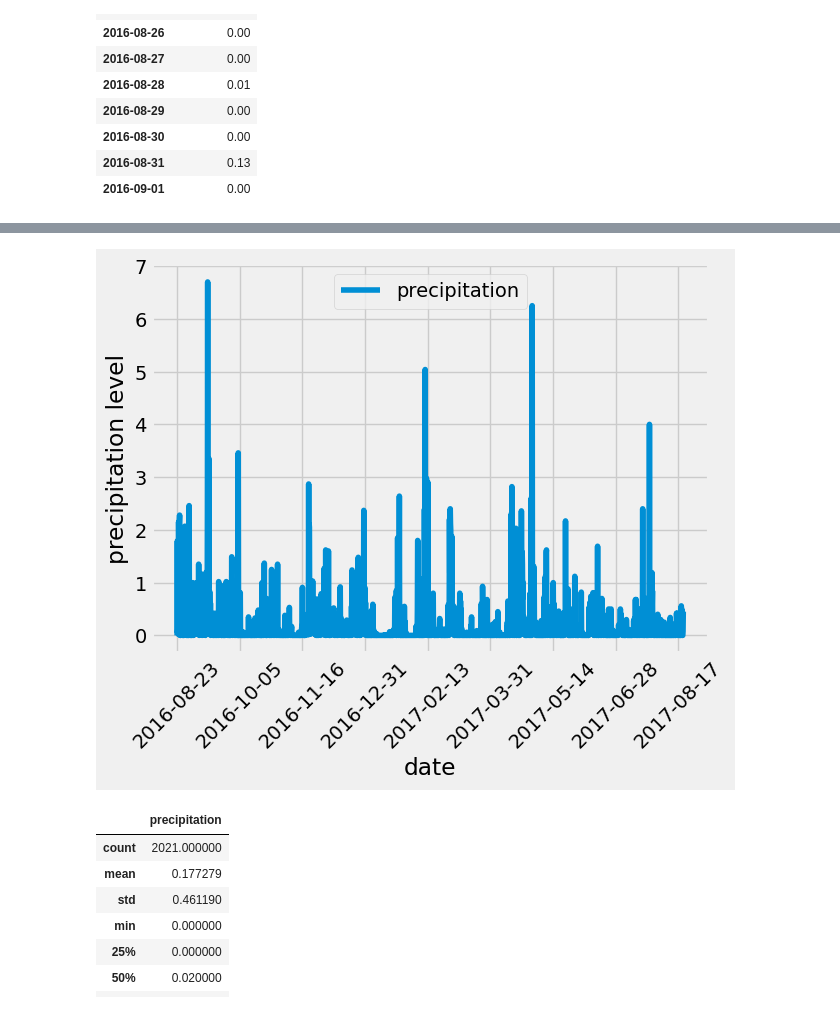
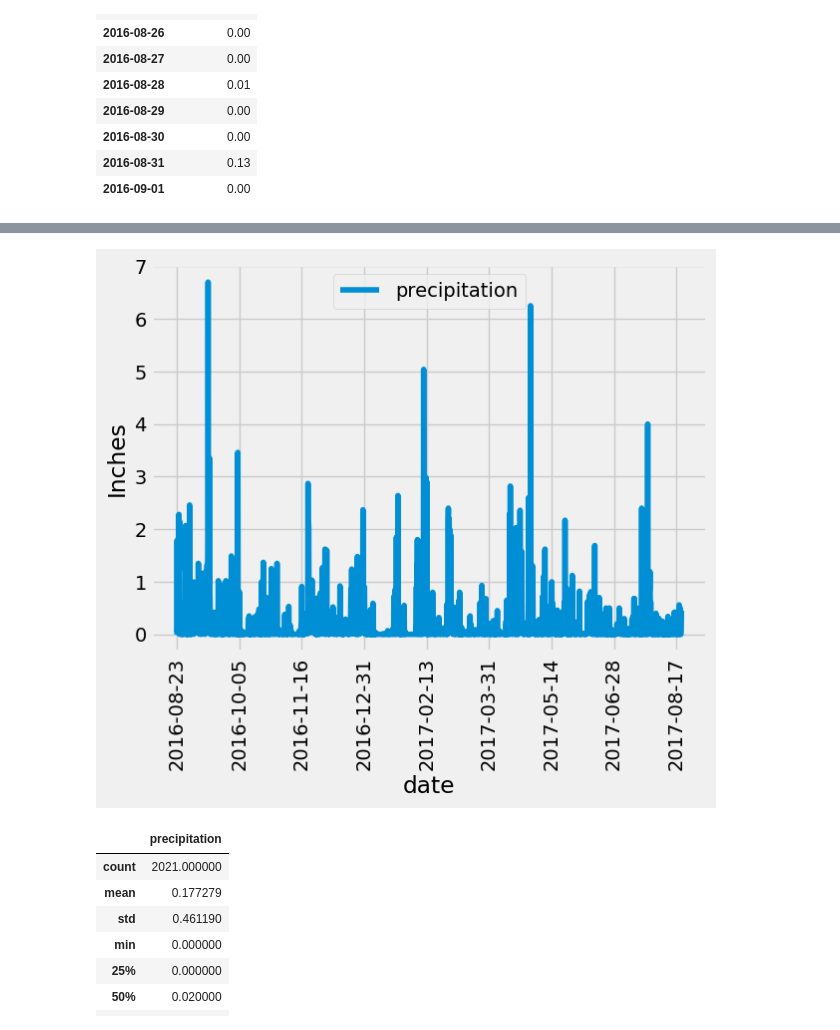
Before and after one commit to BlakeG2424/sqlalchemy-challenge, a Jupyter notebook: SurfsUp/climate_starter.ipynb, the cells around one changed output, grey strips where cells are left out. Saved outputs shown, nothing was run; the diff lists cells and outputs as text; code cells hidden in the pictures.

```diff
--- a/SurfsUp/climate_starter.ipynb
+++ b/SurfsUp/climate_starter.ipynb
@@ -96,10 +96,10 @@ p_df.head(10)
 # %%
 # Use Pandas Plotting with Matplotlib to plot the data
-p_df.plot(rot=45)
-plt.ylabel('precipitation level')
+p_df.plot(rot=90)
+plt.ylabel('Inches')
 plt.show()
 # %% [output]
-[figure, old version]
+[figure, new version]
 # %%
 # Use Pandas to calcualte the summary statistics for the precipitation data
 p_df.describe()
```
Also changed, not shown: parts of 5 cells of this notebook.
